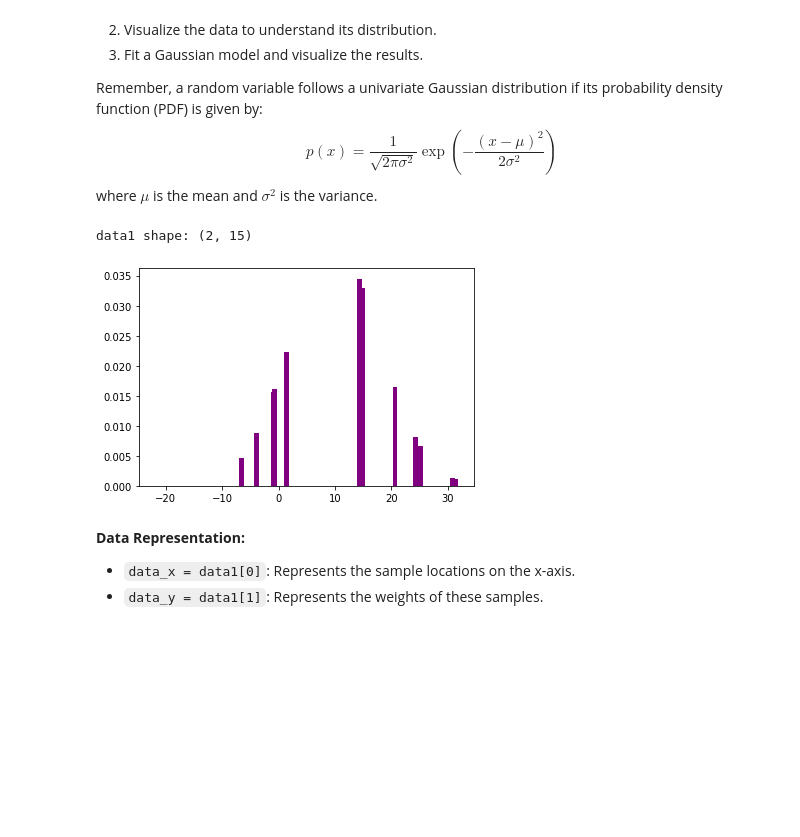
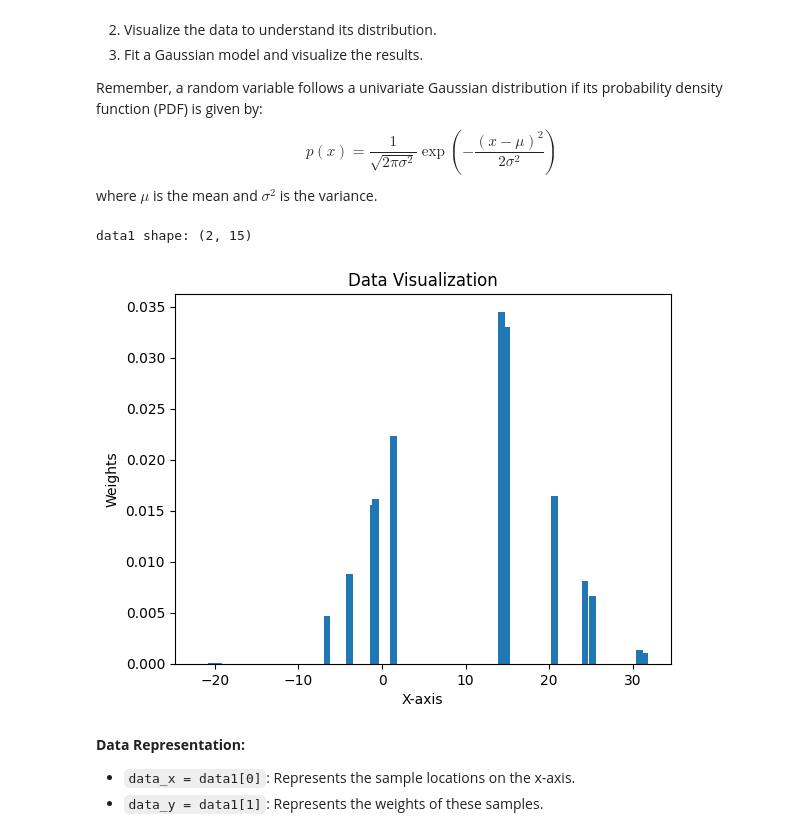
Before and after one commit to nimaazarr/SP_Project, a Jupyter notebook: stochastic_processes_project.ipynb, the cells around one changed output. Cells and saved outputs as stored; diff of their text form; code cells hidden in the pictures; blank space fills up the shorter version.

```diff
--- a/stochastic_processes_project.ipynb
+++ b/stochastic_processes_project.ipynb
@@ -66,16 +69,20 @@ $$p(x) = \frac{1}{\sqrt{2\pi\sigma^2}} \exp\left(-\frac{(x-\mu)^2}{2\sigma^2}\ri
 where $ \mu $ is the mean and $\sigma^2 $ is the variance.
 # %%
 # Load data
-data1 = ...
+data1 = np.load('data1.npy')
 print("data1 shape:", data1.shape)
 
 # Plot data
-data_x, data_y = ...
+data_x, data_y = data1[0], data1[1]
 
+plt.bar(data_x, data_y)
+plt.title('Data Visualization')
+plt.xlabel('X-axis')
+plt.ylabel('Weights')
 plt.show()
 # %% [output]
 data1 shape: (2, 15)
-[figure, old version]
+[figure, new version]
 # %% [markdown]
 **Data Representation:**
 - `data_x = data1[0]`: Represents the sample locations on the x-axis.
```
Also changed, not shown: parts of 6 cells of this notebook.
